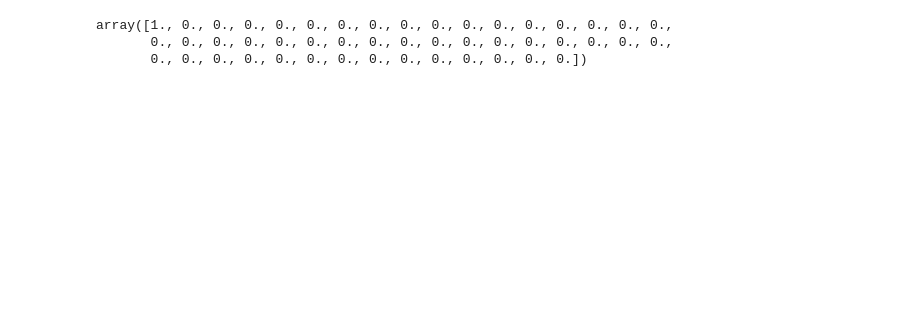
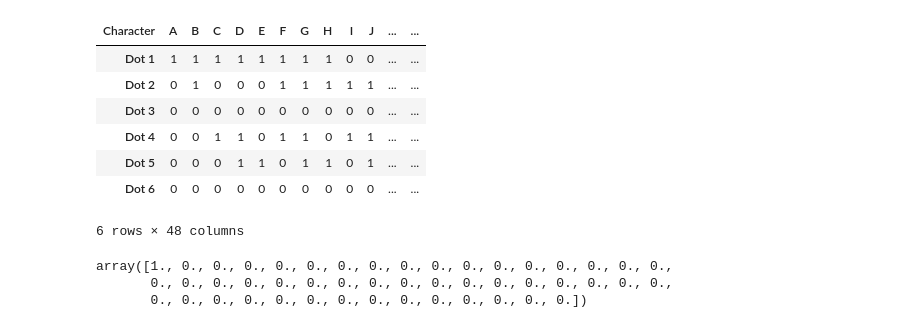
Before and after one commit to jadsongmatos/MLP, a Jupyter notebook: braille.ipynb, the cells around one changed output. Cells and saved outputs as stored; diff of their text form; code cells hidden in the pictures; blank space fills up the shorter version.

```diff
--- a/braille.ipynb
+++ b/braille.ipynb
@@ -60,3 +79,14 @@ df
+# %%
+plot_csv
+# %% [output]
+| Character | A | B | C | D | E | F | G | H | I | J | ... | ... |
+| Dot 1 | 1 | 1 | 1 | 1 | 1 | 1 | 1 | 1 | 0 | 0 | ... | ... |
+| Dot 2 | 0 | 1 | 0 | 0 | 0 | 1 | 1 | 1 | 1 | 1 | ... | ... |
+| Dot 3 | 0 | 0 | 0 | 0 | 0 | 0 | 0 | 0 | 0 | 0 | ... | ... |
+| Dot 4 | 0 | 0 | 1 | 1 | 0 | 1 | 1 | 0 | 1 | 1 | ... | ... |
+| Dot 5 | 0 | 0 | 0 | 1 | 1 | 0 | 1 | 1 | 0 | 1 | ... | ... |
+| Dot 6 | 0 | 0 | 0 | 0 | 0 | 0 | 0 | 0 | 0 | 0 | ... | ... |
+6 rows × 48 columns
 # %%
 target = np.eye(df.shape[0])
 # %%
```
Also changed, not shown: parts of 17 cells of this notebook, 9 other files.
